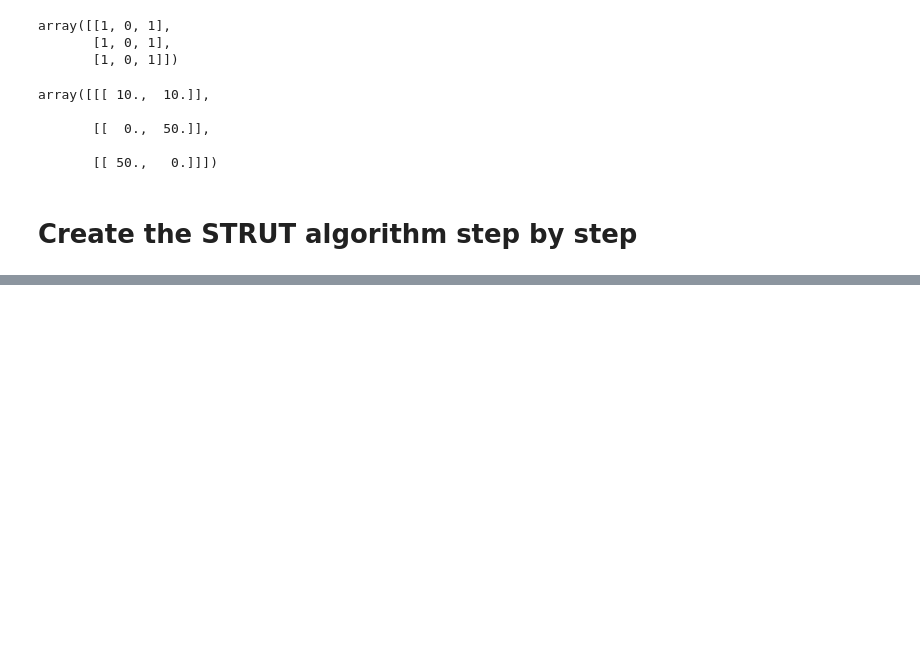
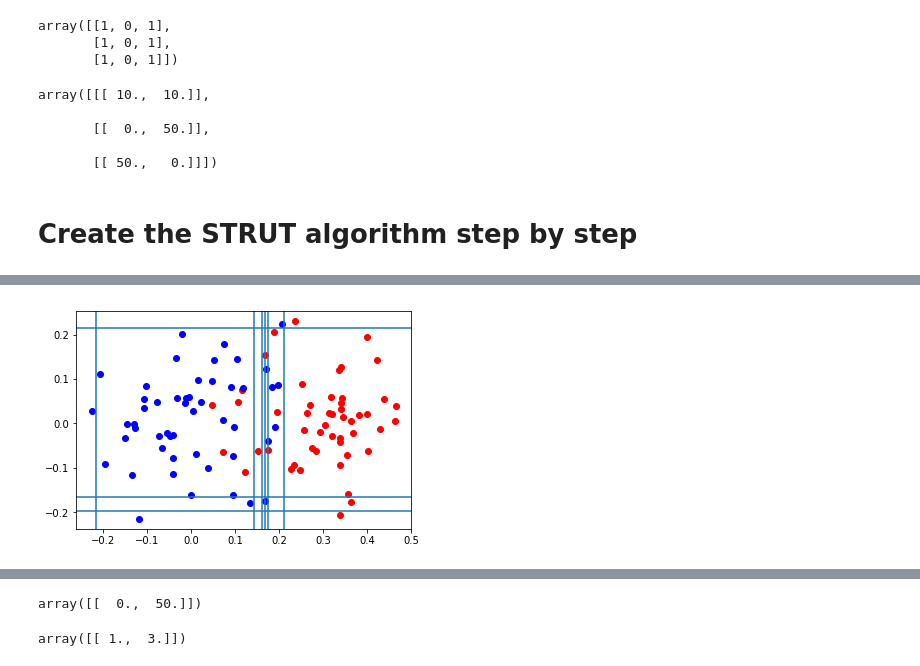
Before and after one commit to MLMDA4TL/RF_tests, a Jupyter notebook: small_tests.ipynb, the cells around one changed output, grey strips where cells are left out. Saved outputs shown, nothing was run; the diff lists cells and outputs as text; code cells hidden in the pictures; blank space fills up the shorter version.

```diff
--- a/small_tests.ipynb
+++ b/small_tests.ipynb
@@ -375,4 +417,9 @@ graph = graphviz.Source(dot_data)
 graph
 # %% [output]
 [drawing not drawn]
+# %%
+X = np.random.randn(dataset_length,D)*0.1
+X[0:dataset_length/2,0] += 0.3
+Y = np.ones(dataset_length)
+Y[0:dataset_length/2] *= 0
 # %%
@@ -401,3 +450,13 @@ node 14 -1 -1
+# %%
+plt.plot(X[0:dataset_length/2,0],X[0:dataset_length/2,1],"ro")
+plt.plot(X[dataset_length/2:,0],X[dataset_length/2:,1],"bo")
+for node,feature in enumerate(clf.tree_.feature):
+    if feature ==0:
+        plt.axvline(x = clf.tree_.threshold[node])
+    elif feature == 1:
+        plt.axhline(y = clf.tree_.threshold[node])
+# %% [output]
+[figure, added]
 # %%
 import graphviz
 dot_data = tree.export_graphviz(clf, out_file=None,
@@ -410,4 +469,12 @@ graph = graphviz.Source(dot_data)
 graph
 # %% [output]
 [drawing not drawn]
+# %%
+clf.tree_.value[1]
+# %% [output]
+array([[  0.,  50.]])
+# %%
+np.asarray([compute_class_distribution(clf.classes_,[0,1,1,1])])
+# %% [output]
+array([[ 1.,  3.]])
 # %%
```
Also changed, not shown: parts of 7 cells of this notebook.
